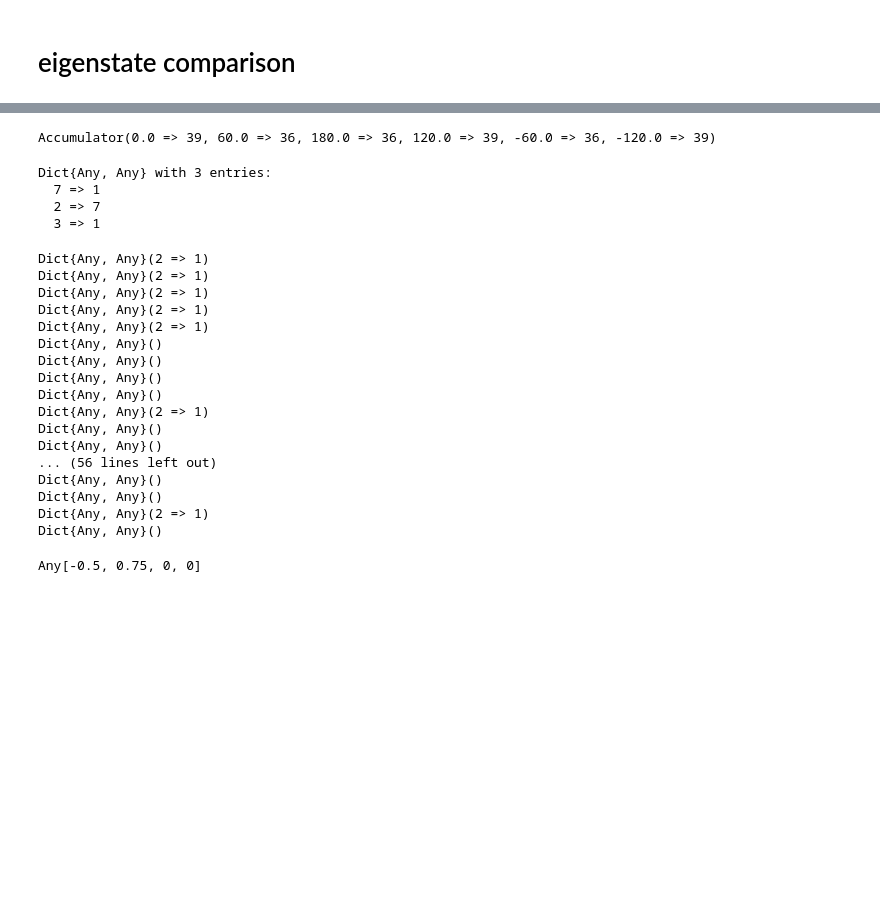
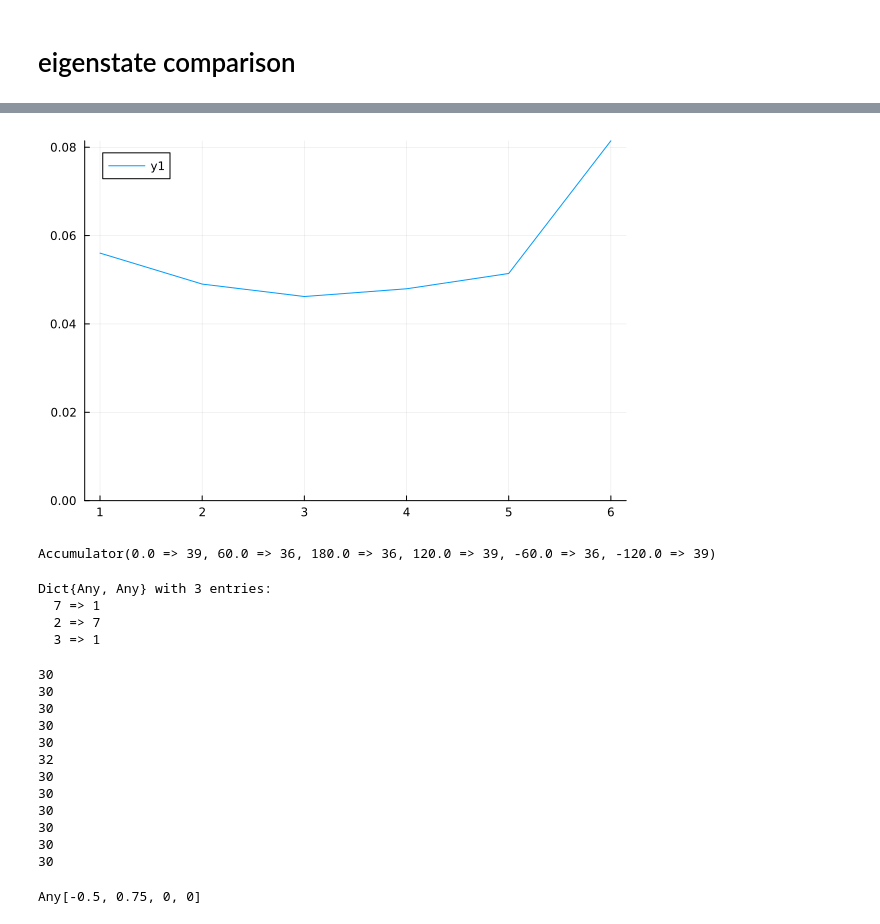
Before and after one commit to GoodStuff11/ML-signproblem, a Jupyter notebook: experimenting/ed/hubbard_ed.ipynb, the cells around one changed output, grey strips where cells are left out. Saved outputs shown, nothing was run; the diff lists cells and outputs as text; code cells hidden in the pictures; blank space fills up the shorter version.

```diff
--- a/experimenting/ed/hubbard_ed.ipynb
+++ b/experimenting/ed/hubbard_ed.ipynb
@@ -151,0 +189,24 @@ Dict{Any, Any}(4 => 94, 16 => 2, 6 => 2, 2 => 70, 12 => 2, 8 => 26)
+# %%
+H = log(V[1]*V[2]')
+count_nonzero = Dict()
+total = Dict()
+for (order, creation_annihiation) in difference_dict
+    for index_list in values(creation_annihiation)
+        for (i,j) in index_list
+            if abs(H[i,j]) > 1e-8
+                if !(order in keys(count_nonzero))
+                    count_nonzero[order] = 1
+                    total[order] = abs(H[i,j])
+                else
+                    count_nonzero[order] += 1
+                    total[order] += abs(H[i,j])
+                end
+            end
+        end
+    end
+end
+for order in keys(total)
+    total[order] = total[order]/count_nonzero[order]
+end
+print(total)
+count_nonzero
@@ -152,3 +222,7 @@ Dict{Any, Any}(4 => 94, 16 => 2, 6 => 2, 2 => 70, 12 => 2, 8 => 26)
+# %%
+plot(total, ylims=(0,Inf))
+# %% [output]
+[figure, added]
 # %%
 using DataStructures
 
@@ -173,28 +247,21 @@ for (indices, val) in degen
     if length(d) == 0 && dim > 10
         push!(indices_of_interest, indices)
         println(dim)
-    else
-        println(d)
     end
 end
 # %% [output]
-Dict{Any, Any}(2 => 1)
-Dict{Any, Any}(2 => 1)
-Dict{Any, Any}(2 => 1)
-Dict{Any, Any}(2 => 1)
-Dict{Any, Any}(2 => 1)
-Dict{Any, Any}()
-Dict{Any, Any}()
-Dict{Any, Any}()
-Dict{Any, Any}()
-Dict{Any, Any}(2 => 1)
-Dict{Any, Any}()
-Dict{Any, Any}()
-... (56 lines left out)
-Dict{Any, Any}()
-Dict{Any, Any}()
-Dict{Any, Any}(2 => 1)
-Dict{Any, Any}()
+30
+30
+30
+30
+30
+32
+30
+30
+30
+30
+30
+30
 # %%
 i = 3
 basis_transform, eigenvalues = filter_subspace([op1, op2, op4, op5], indices_of_interest[i])
```
Also changed, not shown: parts of 11 cells of this notebook, 3 other files.
